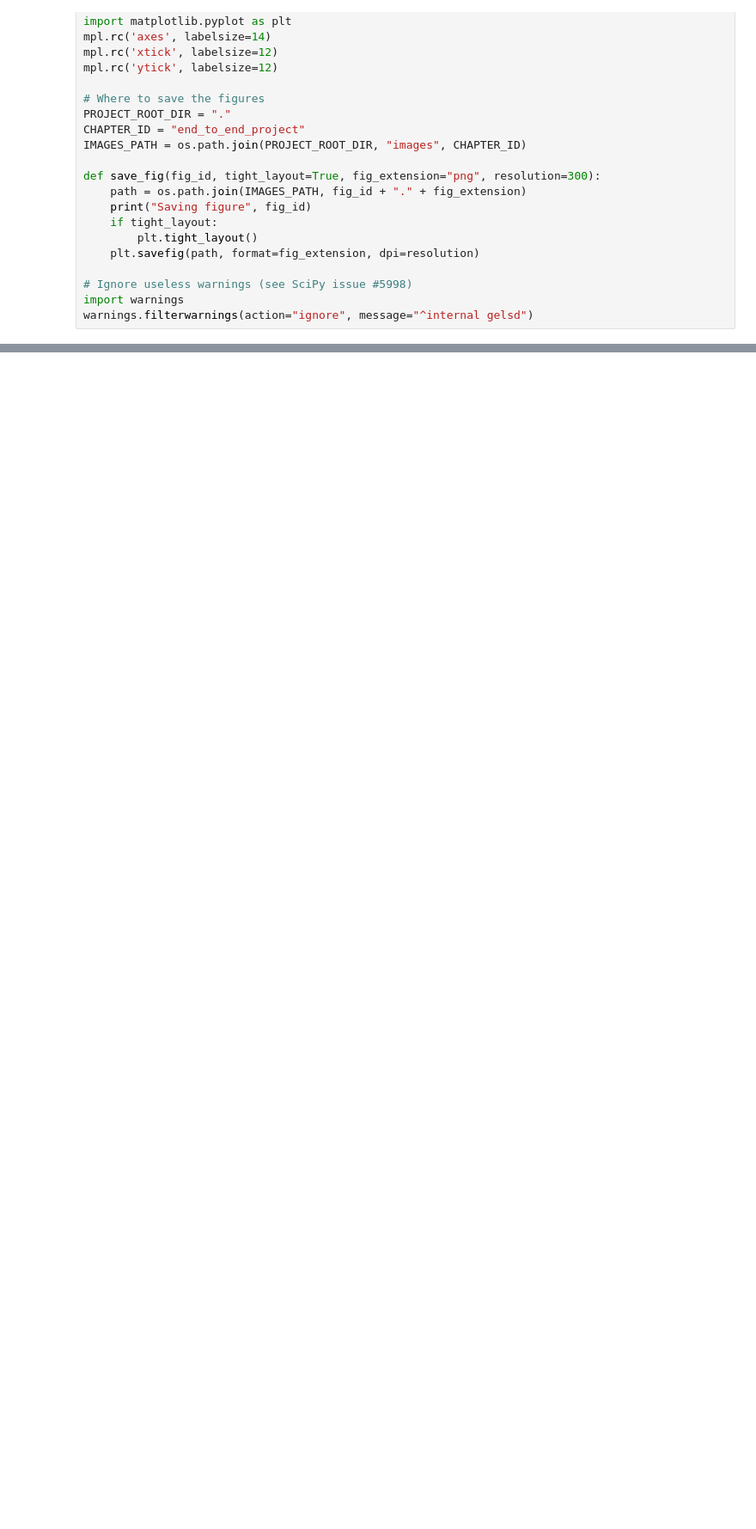
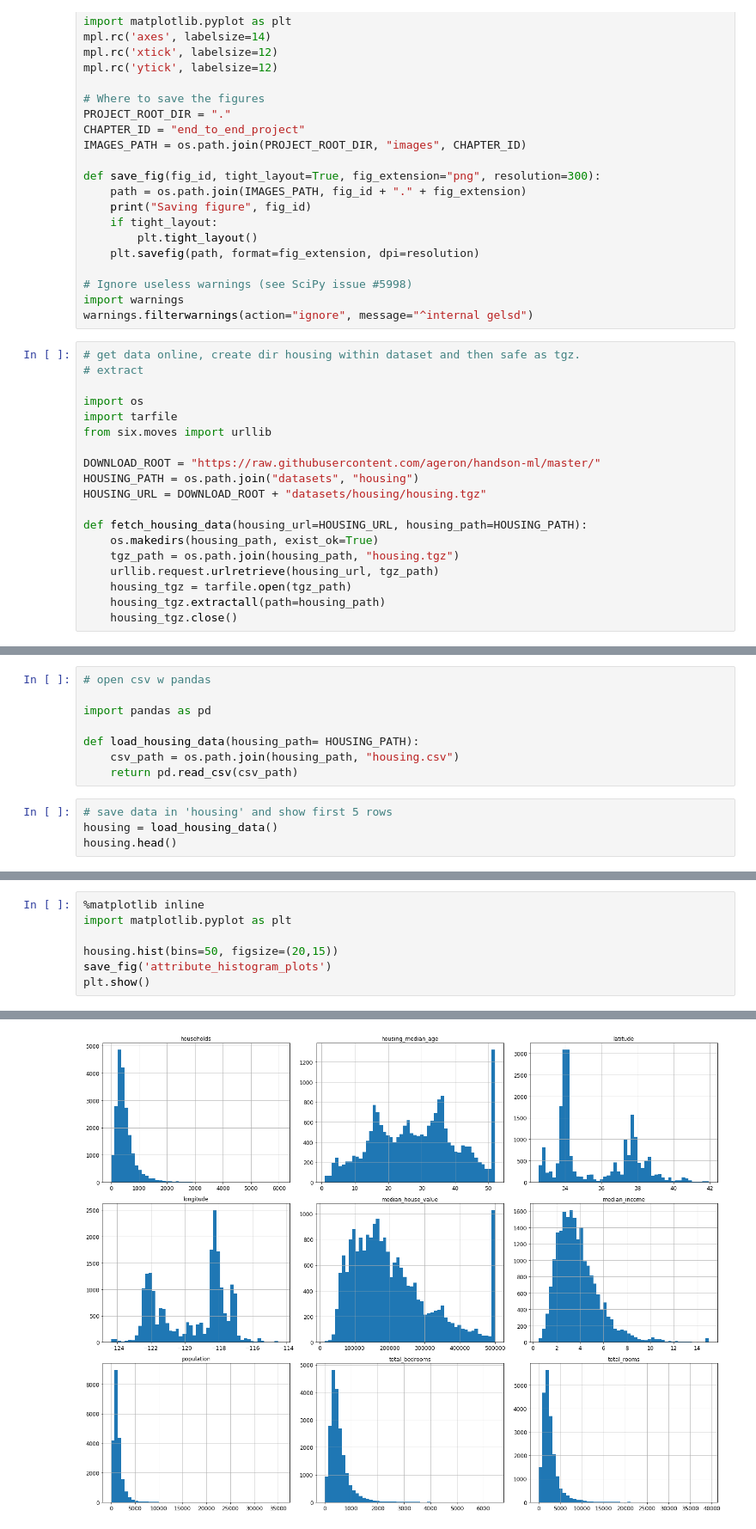
Before and after one commit to Svensone/handson-MachineLearning, a Jupyter notebook: 001. Ch 02 End-to-End Project.ipynb, the cells around one changed output, grey strips where cells are left out. Shown: that part at 86% size. Drawn from its saved outputs; the diff is of its cells as text; blank space fills up the shorter version.

```diff
--- a/001. Ch 02 End-to-End Project.ipynb
+++ b/001. Ch 02 End-to-End Project.ipynb
@@ -34,3 +34,22 @@ def save_fig(fig_id, tight_layout=True, fig_extension="png", resolution=300):
 # Ignore useless warnings (see SciPy issue #5998)
 import warnings
 warnings.filterwarnings(action="ignore", message="^internal gelsd")
+# %%
+# get data online, create dir housing within dataset and then safe as tgz.
+# extract
+
+import os
+import tarfile
+from six.moves import urllib
+
+DOWNLOAD_ROOT = "https://raw.githubusercontent.com/ageron/handson-ml/master/"
+HOUSING_PATH = os.path.join("datasets", "housing")
+HOUSING_URL = DOWNLOAD_ROOT + "datasets/housing/housing.tgz"
+
+def fetch_housing_data(housing_url=HOUSING_URL, housing_path=HOUSING_PATH):
+    os.makedirs(housing_path, exist_ok=True)
+    tgz_path = os.path.join(housing_path, "housing.tgz")
+    urllib.request.urlretrieve(housing_url, tgz_path)
+    housing_tgz = tarfile.open(tgz_path)
+    housing_tgz.extractall(path=housing_path)
+    housing_tgz.close()
@@ -36,0 +58,12 @@ warnings.filterwarnings(action="ignore", message="^internal gelsd")
+# %%
+# open csv w pandas
+
+import pandas as pd
+
+def load_housing_data(housing_path= HOUSING_PATH):
+    csv_path = os.path.join(housing_path, "housing.csv")
+    return pd.read_csv(csv_path)
+# %%
+# save data in 'housing' and show first 5 rows
+housing = load_housing_data()
+housing.head()
@@ -36,0 +120,8 @@ warnings.filterwarnings(action="ignore", message="^internal gelsd")
+# %%
+%matplotlib inline
+import matplotlib.pyplot as plt
+
+housing.hist(bins=50, figsize=(20,15))
+save_fig('attribute_histogram_plots')
+plt.show()
+# %% [output]
@@ -36,0 +129 @@ warnings.filterwarnings(action="ignore", message="^internal gelsd")
+[figure, added]
```
Also changed, not shown: parts of 8 cells of this notebook.
